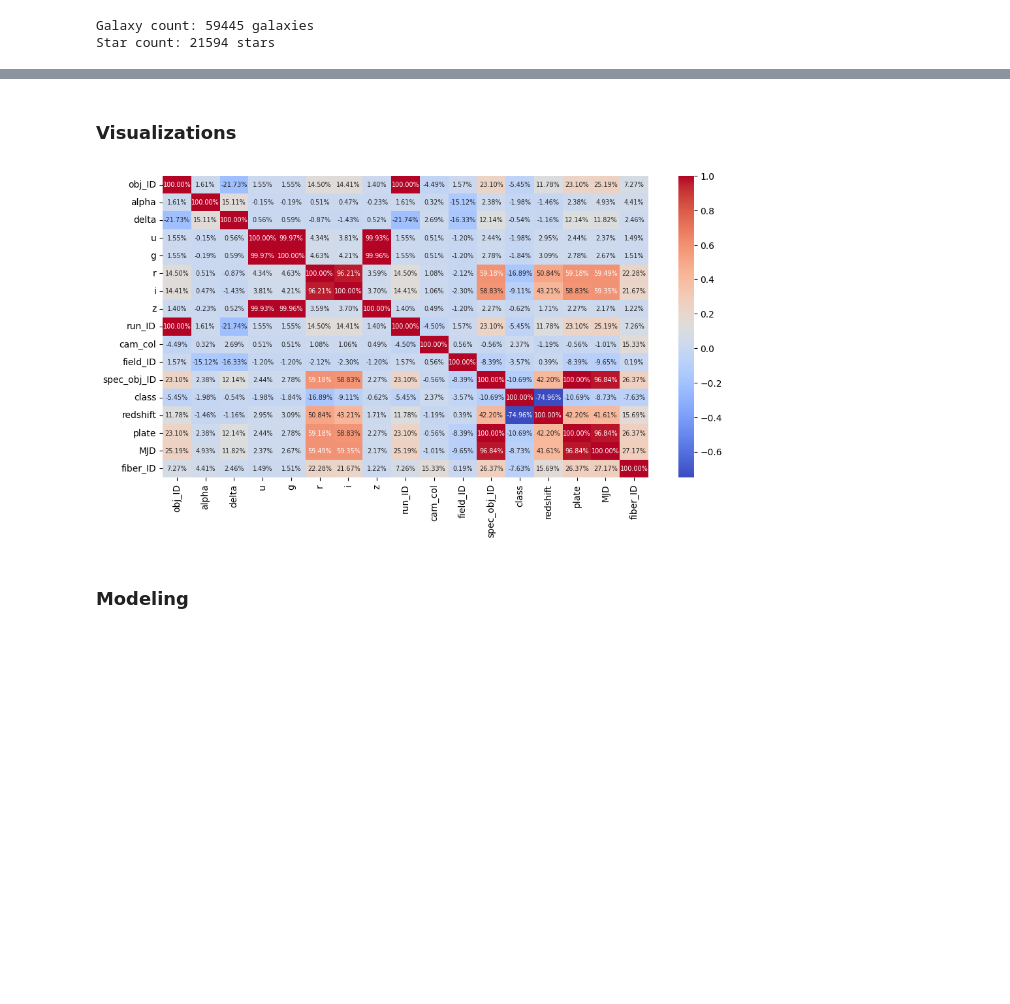
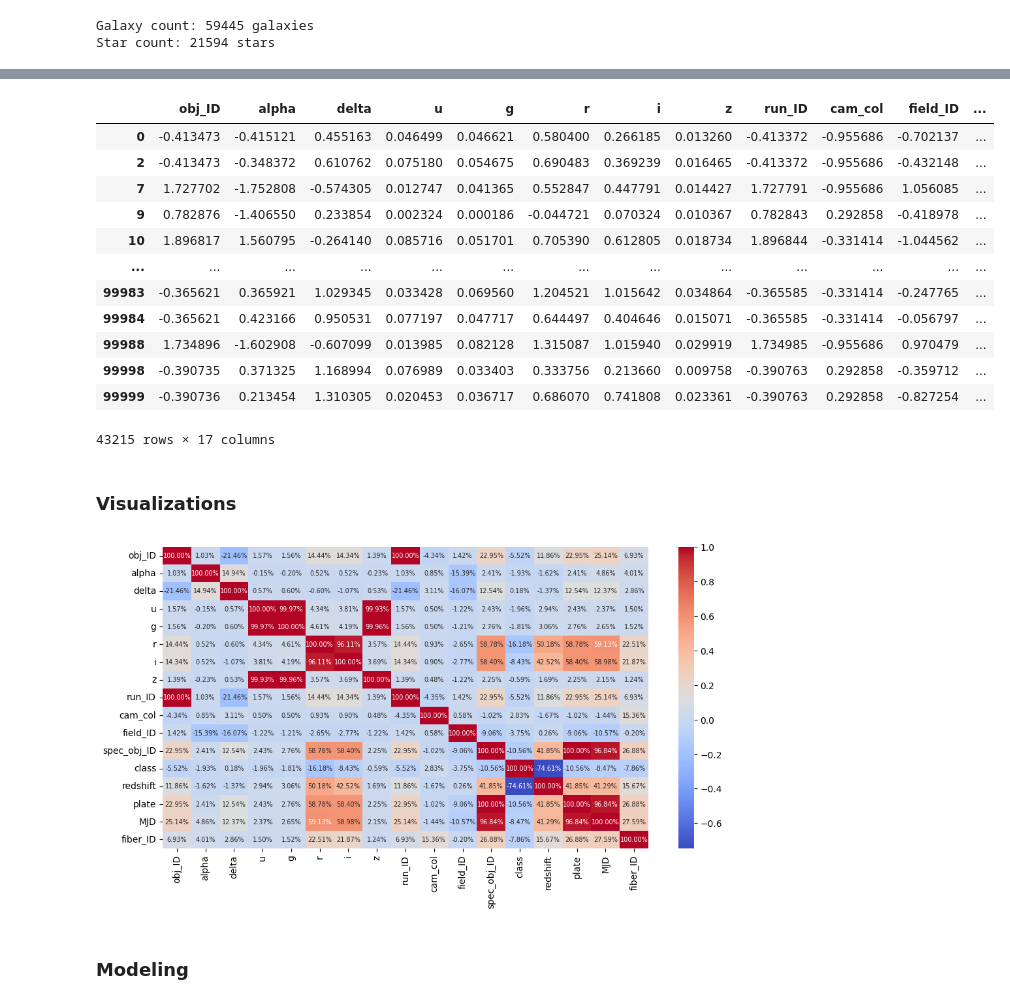
Before and after one commit to zhutchens/ITCS-5156-project, a Jupyter notebook: main.ipynb, the cells around one changed output, grey strips where cells are left out. Saved outputs shown, nothing was run; the diff lists cells and outputs as text; code cells hidden in the pictures; blank space fills up the shorter version.

```diff
--- a/main.ipynb
+++ b/main.ipynb
@@ -138,3 +160,23 @@ Star count: 21594 stars
+# %%
+sc = StandardScaler()
+features = celestial_data.columns[celestial_data.columns != 'class']
+celestial_data[features] = sc.fit_transform(celestial_data[features])
+
+celestial_data
+# %% [output]
+|  | obj_ID | alpha | delta | u | g | r | i | z | run_ID | cam_col | field_ID | ... |
+| 0 | -0.413473 | -0.415121 | 0.455163 | 0.046499 | 0.046621 | 0.580400 | 0.266185 | 0.013260 | -0.413372 | -0.955686 | -0.702137 | ... |
+| 2 | -0.413473 | -0.348372 | 0.610762 | 0.075180 | 0.054675 | 0.690483 | 0.369239 | 0.016465 | -0.413372 | -0.955686 | -0.432148 | ... |
+| 7 | 1.727702 | -1.752808 | -0.574305 | 0.012747 | 0.041365 | 0.552847 | 0.447791 | 0.014427 | 1.727791 | -0.955686 | 1.056085 | ... |
+| 9 | 0.782876 | -1.406550 | 0.233854 | 0.002324 | 0.000186 | -0.044721 | 0.070324 | 0.010367 | 0.782843 | 0.292858 | -0.418978 | ... |
+| 10 | 1.896817 | 1.560795 | -0.264140 | 0.085716 | 0.051701 | 0.705390 | 0.612805 | 0.018734 | 1.896844 | -0.331414 | -1.044562 | ... |
+| ... | ... | ... | ... | ... | ... | ... | ... | ... | ... | ... | ... | ... |
+| 99983 | -0.365621 | 0.365921 | 1.029345 | 0.033428 | 0.069560 | 1.204521 | 1.015642 | 0.034864 | -0.365585 | -0.331414 | -0.247765 | ... |
+| 99984 | -0.365621 | 0.423166 | 0.950531 | 0.077197 | 0.047717 | 0.644497 | 0.404646 | 0.015071 | -0.365585 | -0.331414 | -0.056797 | ... |
+| 99988 | 1.734896 | -1.602908 | -0.607099 | 0.013985 | 0.082128 | 1.315087 | 1.015940 | 0.029919 | 1.734985 | -0.955686 | 0.970479 | ... |
+| 99998 | -0.390735 | 0.371325 | 1.168994 | 0.076989 | 0.033403 | 0.333756 | 0.213660 | 0.009758 | -0.390763 | 0.292858 | -0.359712 | ... |
+| 99999 | -0.390736 | 0.213454 | 1.310305 | 0.020453 | 0.036717 | 0.686070 | 0.741808 | 0.023361 | -0.390763 | 0.292858 | -0.827254 | ... |
+43215 rows × 17 columns
 # %% [markdown]
 <h3>Visualizations</h3>
 # %%
@@ -142,7 +184,7 @@ plt.figure(figsize = (12, 6))
 sb.heatmap(data = celestial_data.corr(), annot = True, fmt = '.2%', annot_kws = {'size': 7}, cmap = 'coolwarm')
 plt.show()
 # %% [output]
-[figure, old version]
+[figure, new version]
 # %% [markdown]
 <h3>Modeling</h3>
 # %%
```
Also changed, not shown: parts of 6 cells of this notebook.
